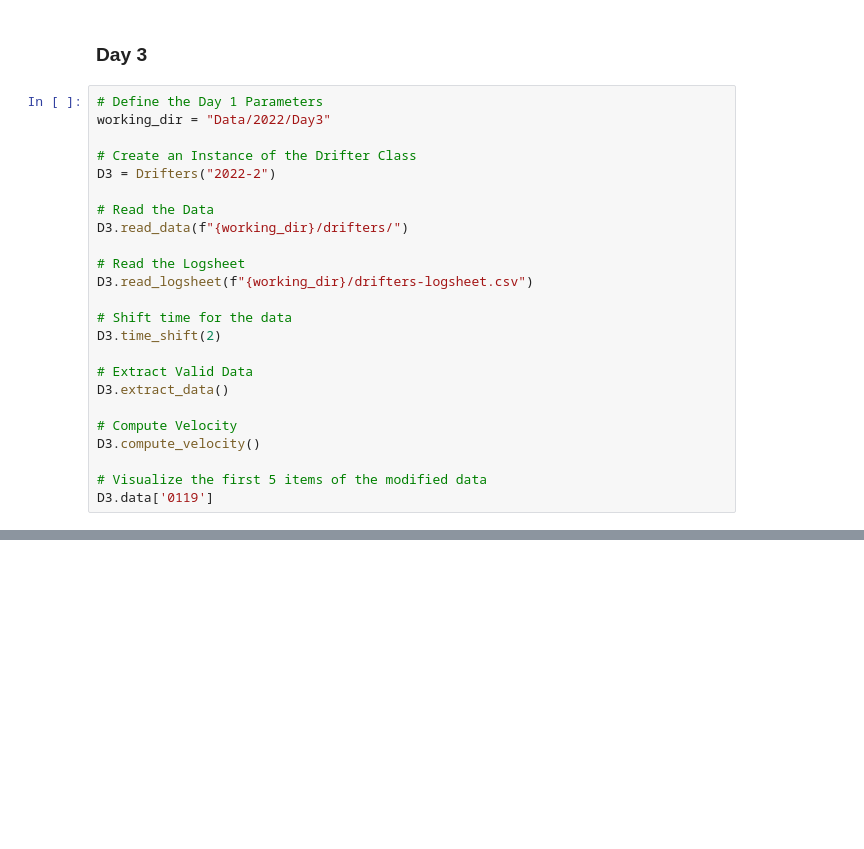
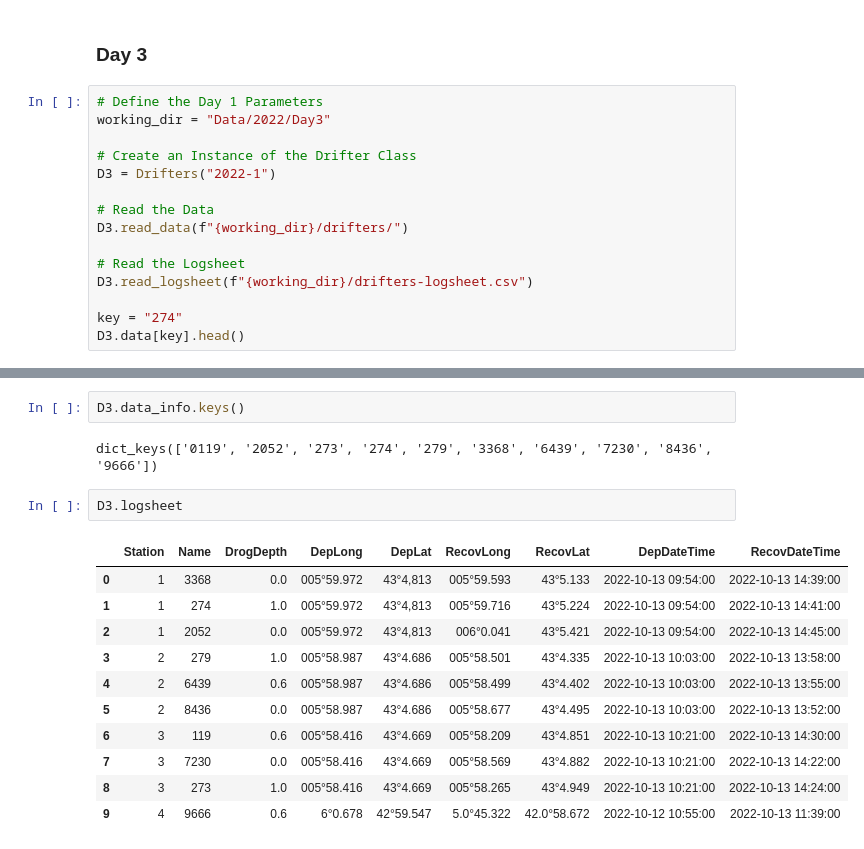
Before and after one commit to olanrewajufarooq/OceanographyAnalysis, a Jupyter notebook: Python/drifter.ipynb, the cells around one changed output, grey strips where cells are left out. Cells and saved outputs as stored; diff of their text form; blank space fills up the shorter version.

```diff
--- a/Python/drifter.ipynb
+++ b/Python/drifter.ipynb
@@ -403,7 +544,7 @@ D2.data['0119']
 working_dir = "Data/2022/Day3"
 
 # Create an Instance of the Drifter Class
-D3 = Drifters("2022-2")
+D3 = Drifters("2022-1")
 
 # Read the Data
 D3.read_data(f"{working_dir}/drifters/")
@@ -411,14 +552,5 @@ D3.read_data(f"{working_dir}/drifters/")
 # Read the Logsheet
 D3.read_logsheet(f"{working_dir}/drifters-logsheet.csv")
 
-# Shift time for the data
-D3.time_shift(2)
-
-# Extract Valid Data
-D3.extract_data()
-
-# Compute Velocity
-D3.compute_velocity()
-
-# Visualize the first 5 items of the modified data
-D3.data['0119']
+key = "274"
+D3.data[key].head()
@@ -424,0 +564,18 @@ D3.data['0119']
+# %%
+D3.data_info.keys()
+# %% [output]
+dict_keys(['0119', '2052', '273', '274', '279', '3368', '6439', '7230', '8436', '9666'])
+# %%
+D3.logsheet
+# %% [output]
+|  | Station | Name | DrogDepth | DepLong | DepLat | RecovLong | RecovLat | DepDateTime | RecovDateTime |
+| 0 | 1 | 3368 | 0.0 | 005°59.972 | 43°4,813 | 005°59.593 | 43°5.133 | 2022-10-13 09:54:00 | 2022-10-13 14:39:00 |
+| 1 | 1 | 274 | 1.0 | 005°59.972 | 43°4,813 | 005°59.716 | 43°5.224 | 2022-10-13 09:54:00 | 2022-10-13 14:41:00 |
+| 2 | 1 | 2052 | 0.0 | 005°59.972 | 43°4,813 | 006°0.041 | 43°5.421 | 2022-10-13 09:54:00 | 2022-10-13 14:45:00 |
+| 3 | 2 | 279 | 1.0 | 005°58.987 | 43°4.686 | 005°58.501 | 43°4.335 | 2022-10-13 10:03:00 | 2022-10-13 13:58:00 |
+| 4 | 2 | 6439 | 0.6 | 005°58.987 | 43°4.686 | 005°58.499 | 43°4.402 | 2022-10-13 10:03:00 | 2022-10-13 13:55:00 |
+| 5 | 2 | 8436 | 0.0 | 005°58.987 | 43°4.686 | 005°58.677 | 43°4.495 | 2022-10-13 10:03:00 | 2022-10-13 13:52:00 |
+| 6 | 3 | 119 | 0.6 | 005°58.416 | 43°4.669 | 005°58.209 | 43°4.851 | 2022-10-13 10:21:00 | 2022-10-13 14:30:00 |
+| 7 | 3 | 7230 | 0.0 | 005°58.416 | 43°4.669 | 005°58.569 | 43°4.882 | 2022-10-13 10:21:00 | 2022-10-13 14:22:00 |
+| 8 | 3 | 273 | 1.0 | 005°58.416 | 43°4.669 | 005°58.265 | 43°4.949 | 2022-10-13 10:21:00 | 2022-10-13 14:24:00 |
+| 9 | 4 | 9666 | 0.6 | 6°0.678 | 42°59.547 | 5.0°45.322 | 42.0°58.672 | 2022-10-12 10:55:00 | 2022-10-13 11:39:00 |
```
Also changed, not shown: parts of 23 cells of this notebook, 1 other file.
